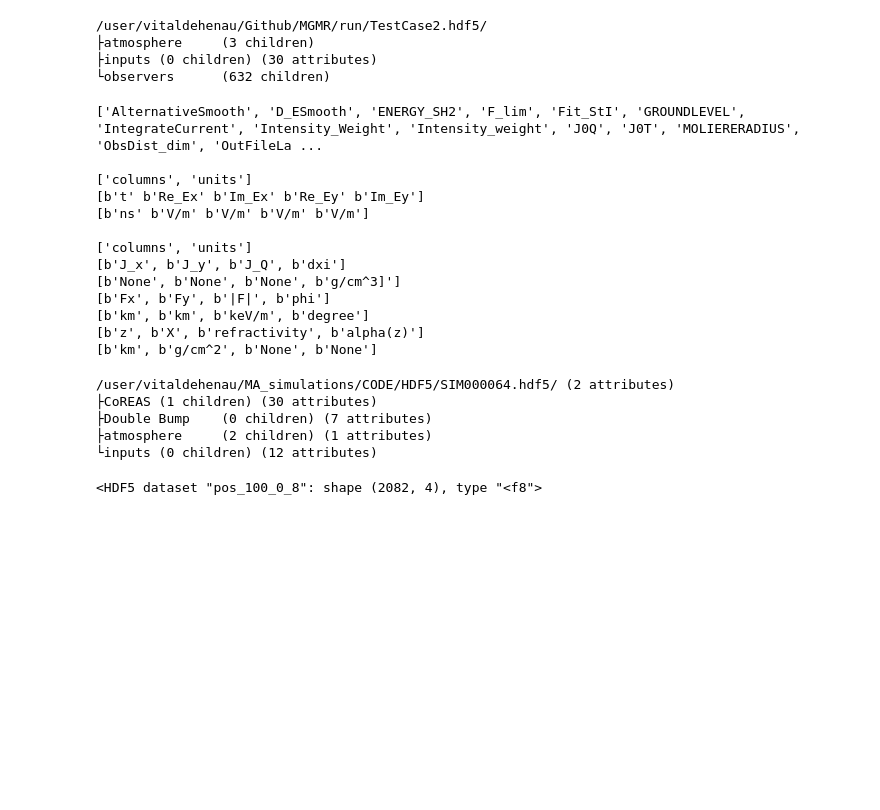
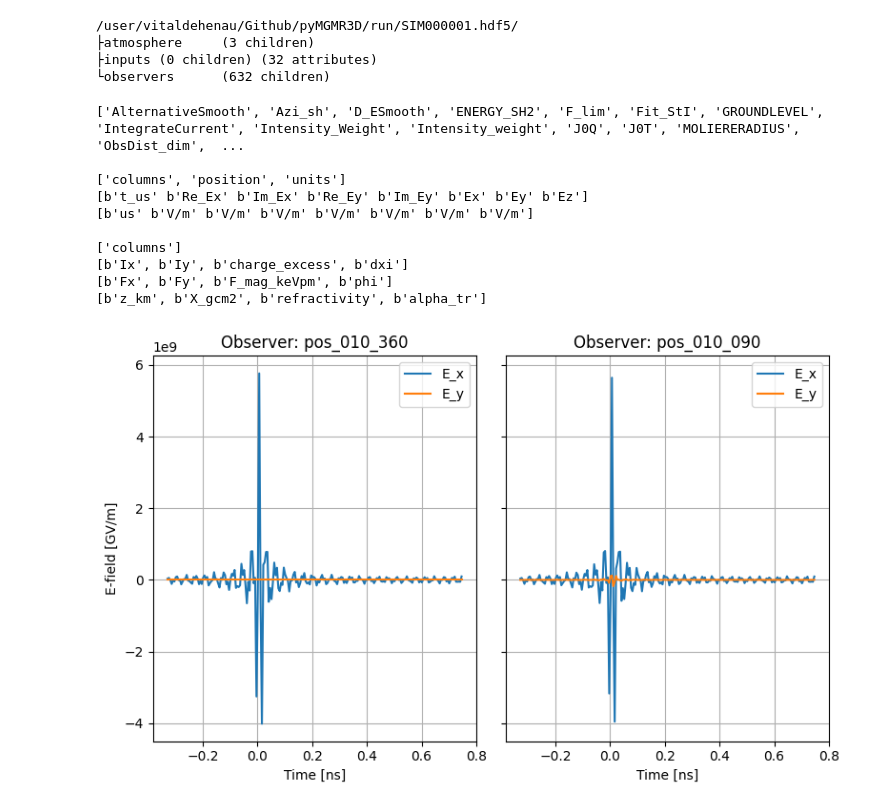
Before and after one commit to galaxyvita/pyMGMR3D, a Jupyter notebook: run/Untitled.ipynb, the cells around one changed output. Saved outputs shown, nothing was run; the diff lists cells and outputs as text; code cells hidden in the pictures; blank space fills up the shorter version.

```diff
--- a/run/Untitled.ipynb
+++ b/run/Untitled.ipynb
@@ -2,12 +2,12 @@
 from h5glance import H5Glance
 import h5py
 # %%
-SIM = h5py.File("/user/vitaldehenau/Github/MGMR/run/TestCase2.hdf5")
+SIM = h5py.File("/user/vitaldehenau/Github/pyMGMR3D/run/SIM000001.hdf5")
 H5Glance(SIM)
 # %% [output]
-/user/vitaldehenau/Github/MGMR/run/TestCase2.hdf5/
+/user/vitaldehenau/Github/pyMGMR3D/run/SIM000001.hdf5/
 ├atmosphere     (3 children)
-├inputs (0 children) (30 attributes)
+├inputs (0 children) (32 attributes)
 └observers      (632 children)
 # %%
 print(list(SIM["/inputs"].attrs))
@@ -20,35 +20,16 @@ print((SIM["/observers/pos_010_045"].attrs["units"]))
 print(" ")
 print(list(SIM["/atmosphere/Currents"].attrs))
 print(list(SIM["/atmosphere/Currents"].attrs["columns"]))
-print(list(SIM["/atmosphere/Currents"].attrs["units"]))
 print(list(SIM["/atmosphere/Force"].attrs["columns"]))
-print(list(SIM["/atmosphere/Force"].attrs["units"]))
 print(list(SIM["/atmosphere/Geometry"].attrs["columns"]))
-print(list(SIM["/atmosphere/Geometry"].attrs["units"]))
 # %% [output]
-['AlternativeSmooth', 'D_ESmooth', 'ENERGY_SH2', 'F_lim', 'Fit_StI', 'GROUNDLEVEL', 'IntegrateCurrent', 'Intensity_Weight', 'Intensity_weight', 'J0Q', 'J0T', 'MOLIERERADIUS', 'ObsDist_dim', 'OutFileLa ...
+['AlternativeSmooth', 'Azi_sh', 'D_ESmooth', 'ENERGY_SH2', 'F_lim', 'Fit_StI', 'GROUNDLEVEL', 'IntegrateCurrent', 'Intensity_Weight', 'Intensity_weight', 'J0Q', 'J0T', 'MOLIERERADIUS', 'ObsDist_dim',  ...
 
-['columns', 'units']
-[b't' b'Re_Ex' b'Im_Ex' b'Re_Ey' b'Im_Ey']
-[b'ns' b'V/m' b'V/m' b'V/m' b'V/m']
+['columns', 'position', 'units']
+[b't_us' b'Re_Ex' b'Im_Ex' b'Re_Ey' b'Im_Ey' b'Ex' b'Ey' b'Ez']
+[b'us' b'V/m' b'V/m' b'V/m' b'V/m' b'V/m' b'V/m' b'V/m']
 
-['columns', 'units']
-[b'J_x', b'J_y', b'J_Q', b'dxi']
-[b'None', b'None', b'None', b'g/cm^3]']
-[b'Fx', b'Fy', b'|F|', b'phi']
-[b'km', b'km', b'keV/m', b'degree']
-[b'z', b'X', b'refractivity', b'alpha(z)']
-[b'km', b'g/cm^2', b'None', b'None']
+['columns']
+[b'Ix', b'Iy', b'charge_excess', b'dxi']
+[b'Fx', b'Fy', b'F_mag_keVpm', b'phi']
+[b'z_km', b'X_gcm2', b'refractivity', b'alpha_tr']
-# %%
-SIM = h5py.File("/user/vitaldehenau/MA_simulations/CODE/HDF5/SIM000064.hdf5")
-H5Glance(SIM)
-# %% [output]
-/user/vitaldehenau/MA_simulations/CODE/HDF5/SIM000064.hdf5/ (2 attributes)
-├CoREAS (1 children) (30 attributes)
-├Double Bump    (0 children) (7 attributes)
-├atmosphere     (2 children) (1 attributes)
-└inputs (0 children) (12 attributes)
-# %%
-print((SIM["/CoREAS/observers/pos_100_0_8"]))
-# %% [output]
-<HDF5 dataset "pos_100_0_8": shape (2082, 4), type "<f8">
@@ -54,0 +192,8 @@ print((SIM["/CoREAS/observers/pos_100_0_8"]))
+# %%
+plot_traces_of_antennas(SIM,["pos_010_360", "pos_010_090"])
+
+#plot_traces_of_antennas(SIM,["pos_100_360", "pos_100_090"])
+
+#plot_traces_of_antennas(SIM,["pos_250_360", "pos_250_090"])
+# %% [output]
+[figure, added]
```
Also changed, not shown: parts of 5 cells of this notebook, 9 other files.
